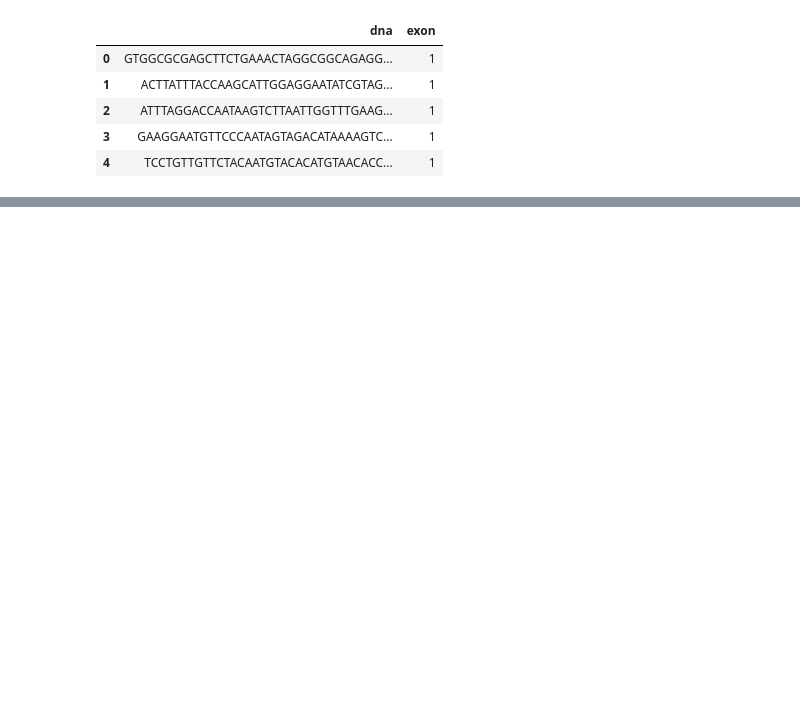
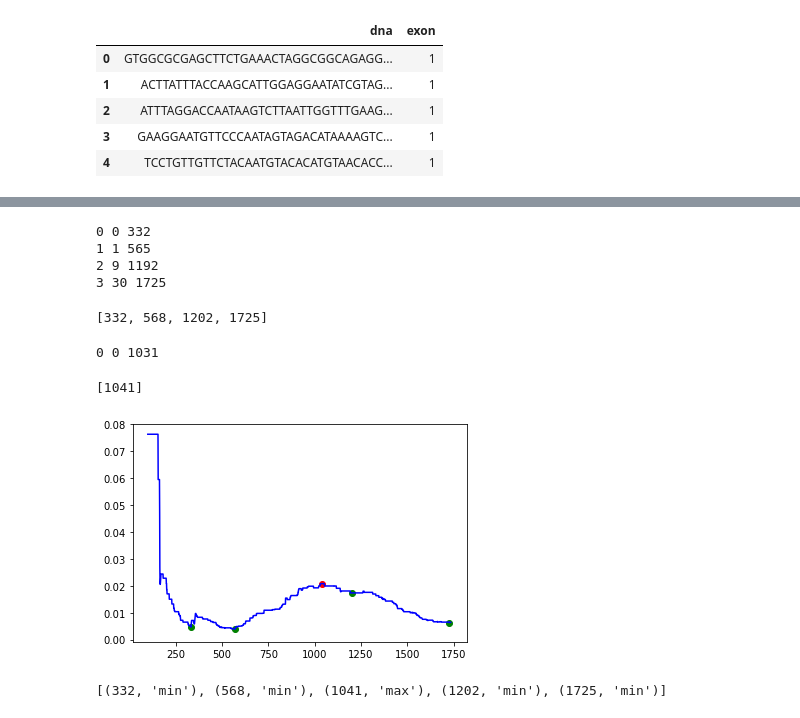
Before and after one commit to BestAwperEver/dna-features, a Jupyter notebook: notebook/dna-exons-recognition.ipynb, the cells around one changed output, grey strips where cells are left out. Cells and saved outputs as stored; diff of their text form; code cells hidden in the pictures; blank space fills up the shorter version.

```diff
--- a/notebook/dna-exons-recognition.ipynb
+++ b/notebook/dna-exons-recognition.ipynb
@@ -24,9 +24,9 @@ def str2subsets_dict(s, min_l, max_l):
 
 
 def str2subsets_str(s, min_l, max_l):
-    assert max_l <= len(s)
+#     assert max_l <= len(s)
     sets = []
-    for i in range(min_l, max_l+1):
+    for i in range(min_l, min(max_l+1, len(s))):
         sets += str2subset(s, i)
     return ' '.join(sets)
 
@@ -337,0 +664,14 @@ y = data2.exon
+# %%
+maxs = []
+mins = []
+N = 100
+print("mins:")
+for mi in range(N,len(prob_a)):
+    if prob_a[mi] <= min(prob_a[mi-N:mi]) and prob_a[mi] <= min(prob_a[mi+1:mi+N+1]):
+        print(mi)
+        mins.append(mi)
+print("\nmaxs:")
+for ma in range(N,len(prob_a)):
+    if prob_a[ma] >= max(prob_a[ma-N:ma]) and prob_a[ma] >= max(prob_a[ma+1:ma+N+1]):
+        print(ma)
+        maxs.append(ma)
@@ -337,0 +696,43 @@ y = data2.exon
+# %%
+mins_i = [0]
+for i in range(len(mins)-1):
+    if mins[i+1] - mins[i] > N:
+        mins_i.append(i+1)
+mins_i.append(len(mins))
+mins_smoothed = []
+for j in range(0, len(mins_i)-1):
+    print(j, mins_i[j], mins[mins_i[j]])
+    mins_smoothed.append(int(np.mean(mins[mins_i[j]: mins_i[j+1]])))
+mins_smoothed
+# %% [output]
+0 0 332
+1 1 565
+2 9 1192
+3 30 1725
+[332, 568, 1202, 1725]
+# %%
+maxs_i = [0]
+for i in range(len(maxs)-1):
+    if maxs[i+1] - maxs[i] > N:
+        maxs_i.append(i+1)
+maxs_i.append(len(maxs)-1)
+maxs_smoothed = []
+for j in range(0, len(maxs_i)-1):
+    print(j, maxs_i[j], maxs[maxs_i[j]])
+    maxs_smoothed.append(int(np.mean(maxs[maxs_i[j]: maxs_i[j+1]])))
+maxs_smoothed
+# %% [output]
+0 0 1031
+[1041]
+# %%
+plt.plot(list(range(N, len(prob_a))), prob_a[N:], c='blue')
+plt.scatter(maxs_smoothed, [prob_a[i] for i in maxs_smoothed], c='red')
+plt.scatter(mins_smoothed, [prob_a[i] for i in mins_smoothed], c='green')
+plt.show()
+# %% [output]
+[figure, added]
+# %%
+sorted_maxs_mins = sorted([(ma, "max") for ma in maxs_smoothed] + [(mi, "min") for mi in mins_smoothed])
+sorted_maxs_mins
+# %% [output]
+[(332, 'min'), (568, 'min'), (1041, 'max'), (1202, 'min'), (1725, 'min')]
```
Also changed, not shown: parts of 24 cells of this notebook.
